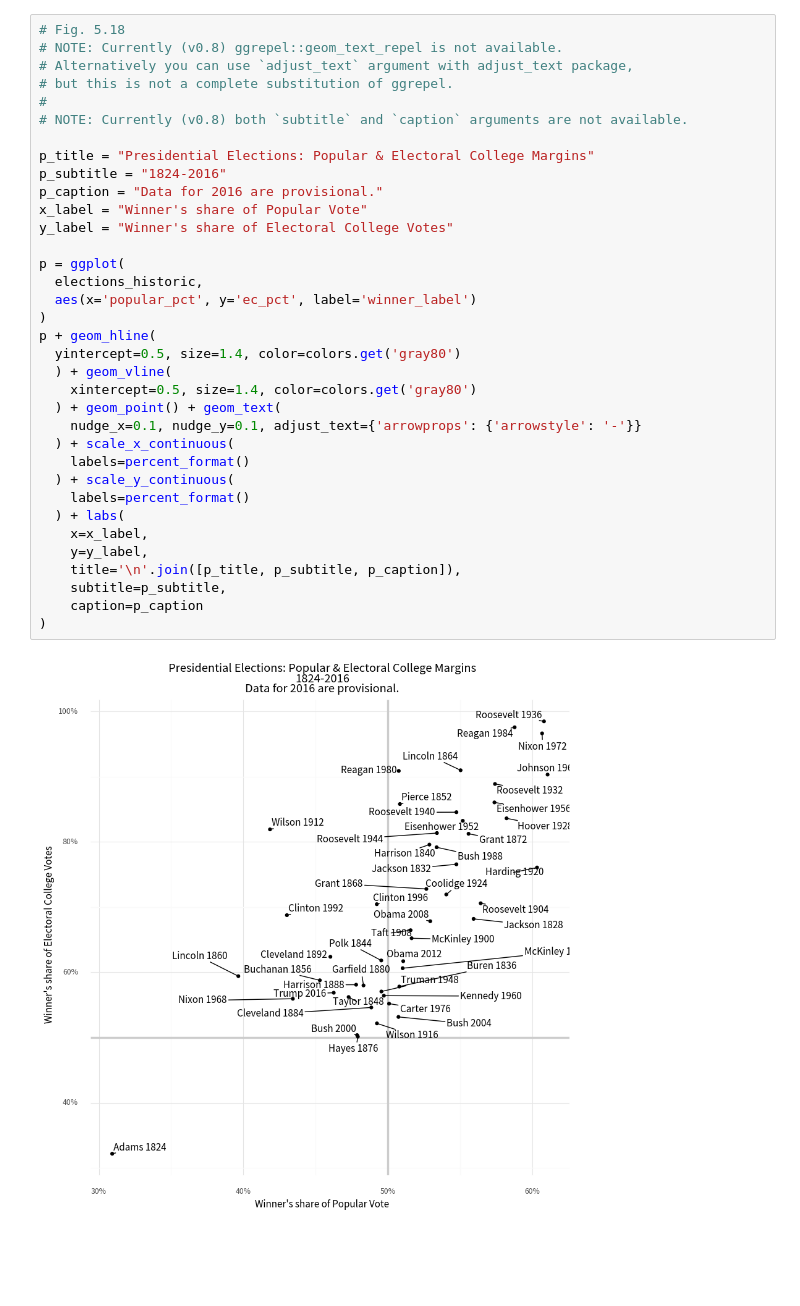
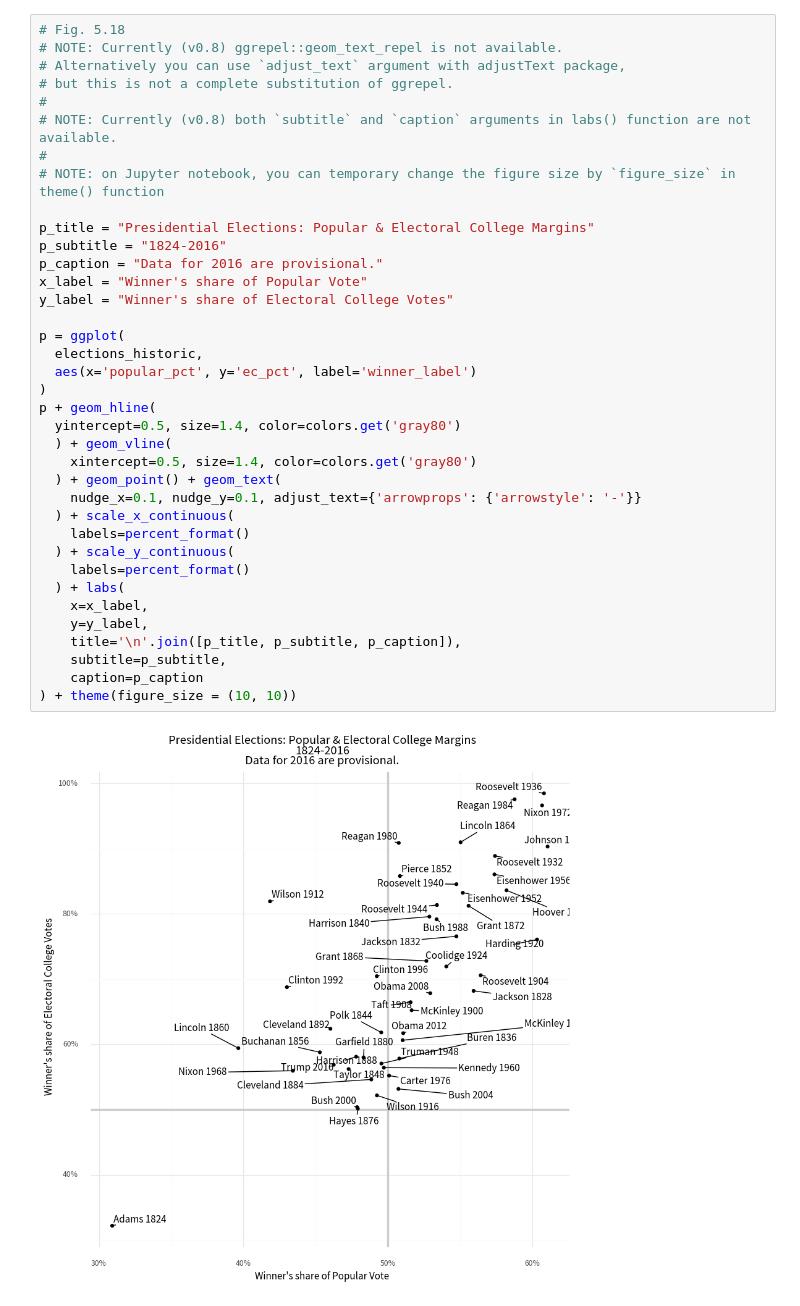
Before and after one commit to Gedevan-Aleksizde/pysocviz, a Jupyter notebook: notebooks/ch.5.ipynb, the cells around one changed output. Saved outputs shown, nothing was run; the diff lists cells and outputs as text; blank space fills up the shorter version.

Commit message:
improve notebooks

```diff
--- a/notebooks/ch.5.ipynb
+++ b/notebooks/ch.5.ipynb
@@ -222,37 +193,39 @@ p + geom_point() + geom_text(aes(label='country'), ha='left')
 # %%
 # Fig. 5.18
 # NOTE: Currently (v0.8) ggrepel::geom_text_repel is not available.
-# Alternatively you can use `adjust_text` argument with adjust_text package,
+# Alternatively you can use `adjust_text` argument with adjustText package,
 # but this is not a complete substitution of ggrepel.
 #
-# NOTE: Currently (v0.8) both `subtitle` and `caption` arguments are not available.
+# NOTE: Currently (v0.8) both `subtitle` and `caption` arguments in labs() function are not available.
+#
+# NOTE: on Jupyter notebook, you can temporary change the figure size by `figure_size` in theme() function
 
 p_title = "Presidential Elections: Popular & Electoral College Margins"
 p_subtitle = "1824-2016"
 p_caption = "Data for 2016 are provisional."
 x_label = "Winner's share of Popular Vote"
 y_label = "Winner's share of Electoral College Votes"
 
 p = ggplot(
   elections_historic,
   aes(x='popular_pct', y='ec_pct', label='winner_label')
 )
 p + geom_hline(
   yintercept=0.5, size=1.4, color=colors.get('gray80')
   ) + geom_vline(
     xintercept=0.5, size=1.4, color=colors.get('gray80')
   ) + geom_point() + geom_text(
     nudge_x=0.1, nudge_y=0.1, adjust_text={'arrowprops': {'arrowstyle': '-'}}
   ) + scale_x_continuous(
     labels=percent_format()
   ) + scale_y_continuous(
     labels=percent_format()
   ) + labs(
     x=x_label,
     y=y_label,
     title='\n'.join([p_title, p_subtitle, p_caption]),
     subtitle=p_subtitle,
     caption=p_caption
-)
+) + theme(figure_size = (10, 10))
 # %% [output]
-[figure, old version]
+[figure, new version]
```
Also changed, not shown: parts of 26 cells of this notebook, 2 other files.
